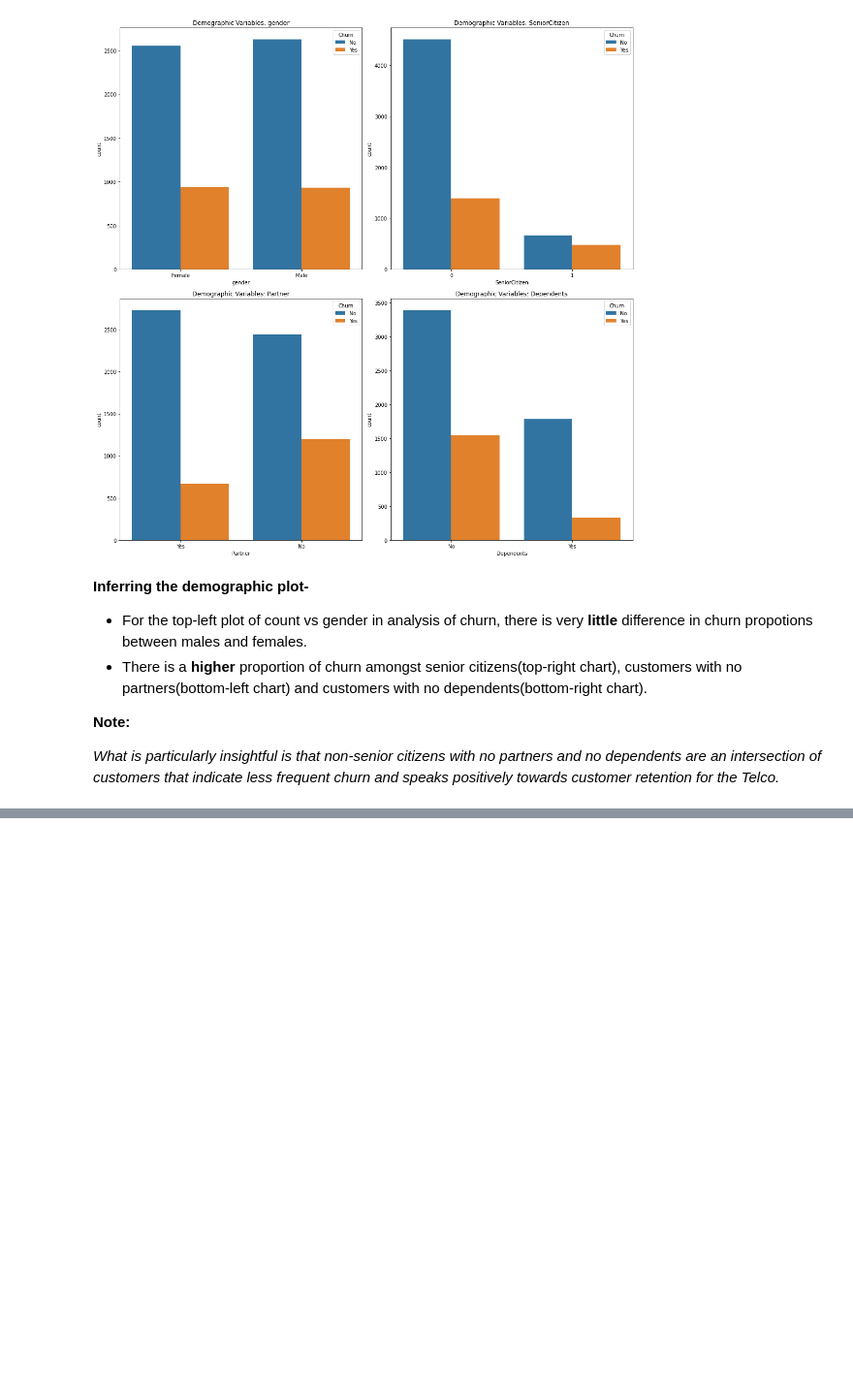
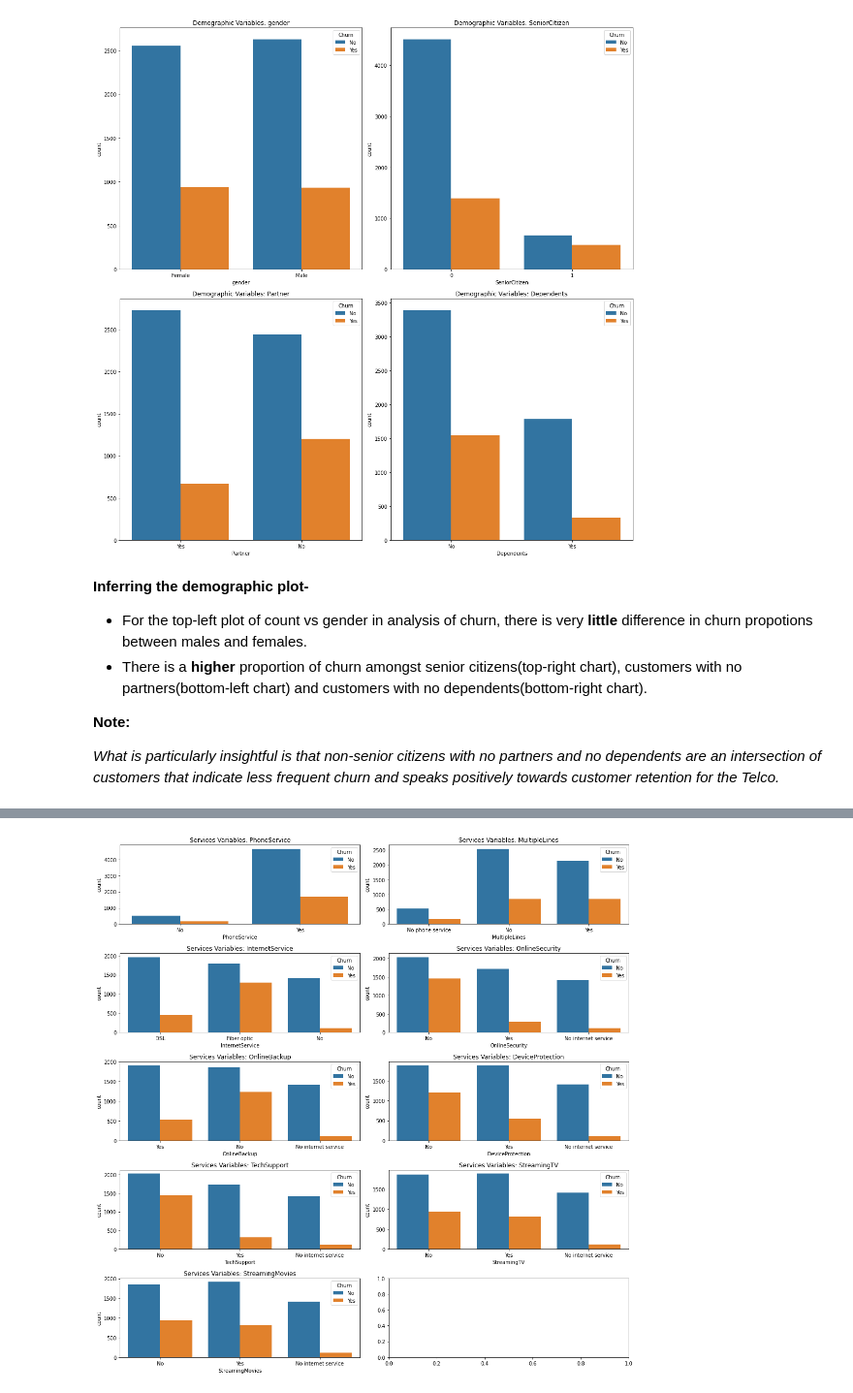
Before and after one commit to kshitijzutshi/Teleco-Customer-Churn-Prediction, a Jupyter notebook: Predicting_Customer_Churn_Assignment1.ipynb, the cells around one changed output, grey strips where cells are left out. Shown: that part at 97% size. Drawn from its saved outputs; the diff is of its cells as text; code cells hidden in the pictures; blank space fills up the shorter version.

Commit message:
Added service and billing feature plots

```diff
--- a/Predicting_Customer_Churn_Assignment1.ipynb
+++ b/Predicting_Customer_Churn_Assignment1.ipynb
@@ -282,0 +298,5 @@ information.
+# %%
+# Plot service features
+plot_categoricals(['PhoneService', 'MultipleLines', 'InternetService', 'OnlineSecurity', 'OnlineBackup', 'DeviceProtection', 'TechSupport', 'StreamingTV', 'StreamingMovies'], 'Services Variables')
+# %% [output]
+[figure, added]
```
Also changed, not shown: parts of 6 cells of this notebook.
